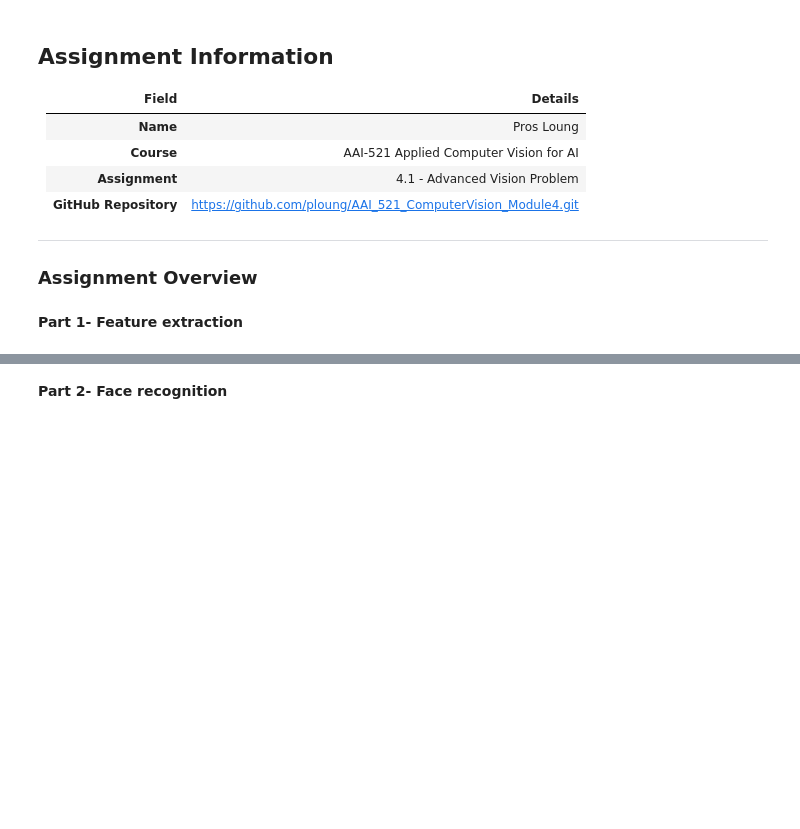
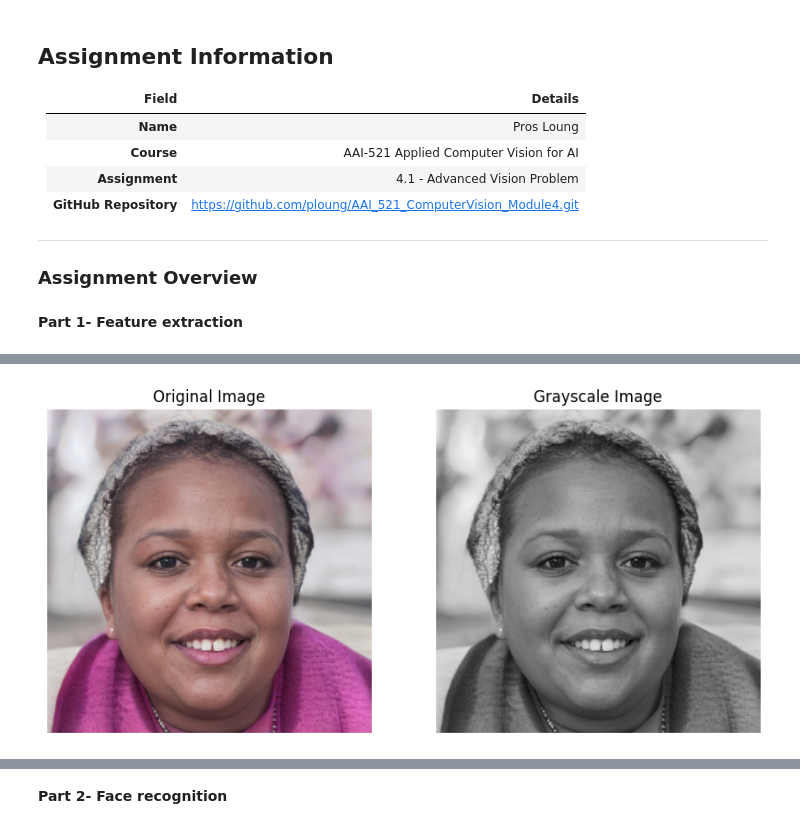
Before and after one commit to ploung/AAI_521_ComputerVision_Module4, a Jupyter notebook: Pros Loung_Assignment4.ipynb, the cells around one changed output, grey strips where cells are left out. Drawn from its saved outputs; the diff is of its cells as text; code cells hidden in the pictures; blank space fills up the shorter version.

```diff
--- a/Pros Loung_Assignment4.ipynb
+++ b/Pros Loung_Assignment4.ipynb
@@ -38,17 +36,21 @@ def cv2_imshow(image):
 # %%
-# Install the missing imutils package
-!pip install imutils
+# Read the original image pic1 and create a regular plus a gray version of it.
+# The result should be similar to what you see in instrcutions
 
-# Load and display the image
-img_rgb = cv2.imread('/content/Assignment4_pic1.jpg')
+#img_rgb = cv2.imread('/content/Assignment4_pic1.jpg')
+img_rgb = cv2.imread('./Assignment4_pic1.jpg')
 img_gray = cv2.cvtColor(img_rgb, cv2.COLOR_BGR2GRAY)
 
+f = plt.figure(figsize=(10, 5))
+f.add_subplot(1, 2, 1)
 plt.imshow(cv2.cvtColor(img_rgb, cv2.COLOR_BGR2RGB))
 plt.title('Original Image')
 plt.axis('off')
 
 f.add_subplot(1, 2, 2)
 plt.imshow(img_gray, cmap='gray')
 plt.title('Grayscale Image')
 plt.axis('off')
 plt.show()
+# %% [output]
+[figure, added]
```
Also changed, not shown: parts of 5 cells of this notebook.
